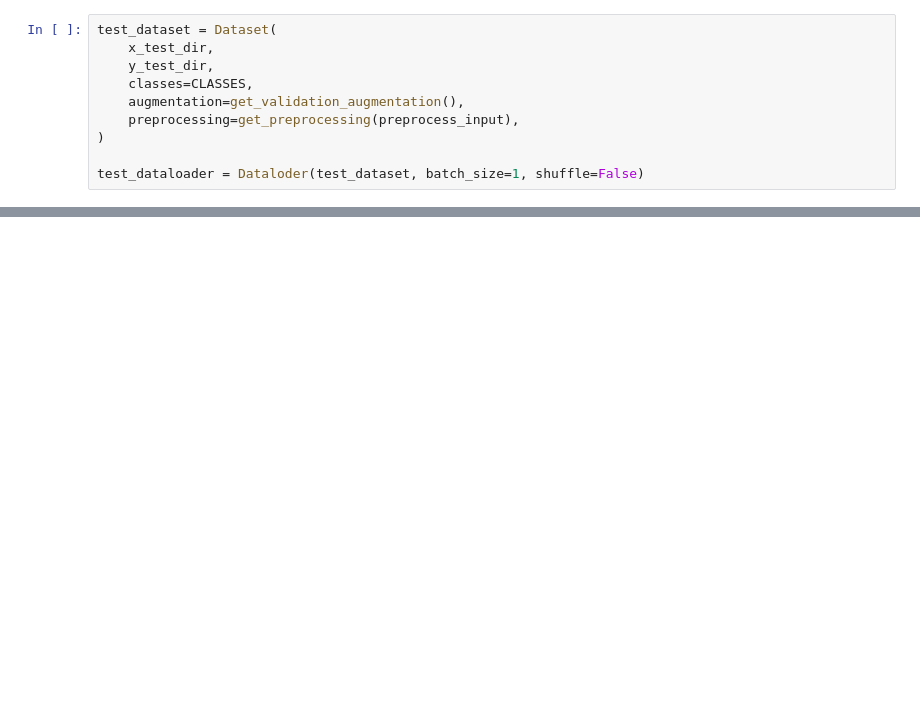
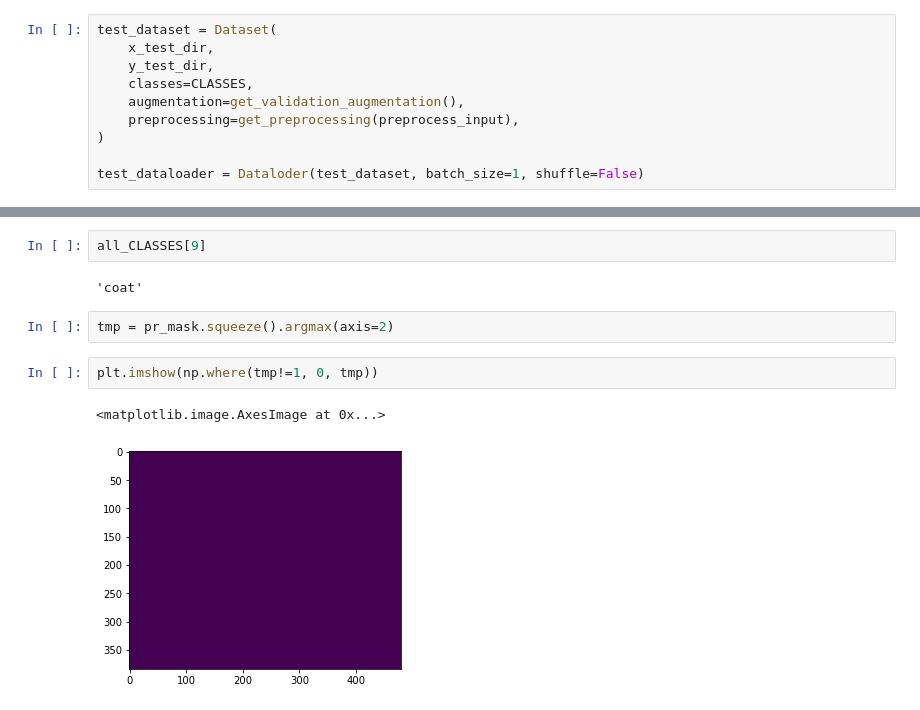
Before and after one commit to andriiMansuete/clothes_segmentation, a Jupyter notebook: train_multiclass.ipynb, the cells around one changed output, grey strips where cells are left out. Saved outputs shown, nothing was run; the diff lists cells and outputs as text; blank space fills up the shorter version.

```diff
--- a/train_multiclass.ipynb
+++ b/train_multiclass.ipynb
@@ -521,0 +646,11 @@ dtype: int64
+# %%
+all_CLASSES[9]
+# %% [output]
+'coat'
+# %%
+tmp = pr_mask.squeeze().argmax(axis=2)
+# %%
+plt.imshow(np.where(tmp!=1, 0, tmp))
+# %% [output]
+<matplotlib.image.AxesImage at 0x...>
+[figure, added]
```
Also changed, not shown: parts of 36 cells of this notebook, 9 other files.
